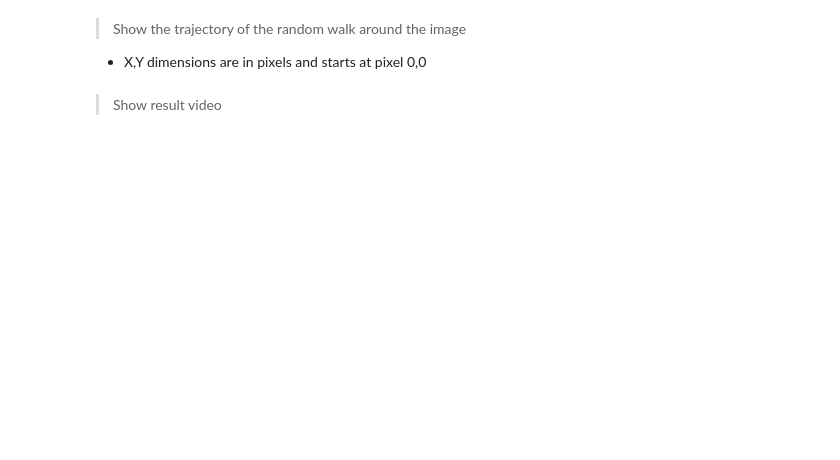
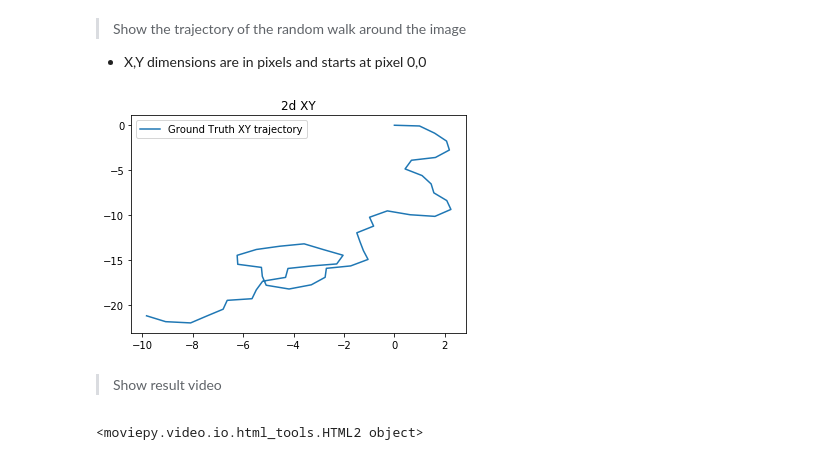
Before and after one commit to johnnewto/BoxRov, a Jupyter notebook: nbs/99_index.ipynb, the cells around one changed output. Cells and saved outputs as stored; diff of their text form; code cells hidden in the pictures; blank space fills up the shorter version.

```diff
--- a/nbs/99_index.ipynb
+++ b/nbs/99_index.ipynb
@@ -39,12 +43,16 @@
 > Show the trajectory of the random walk around the image
 - X,Y dimensions are in pixels and starts at pixel 0,0
 # %%
-# traj= Trajectory(np.asarray(PIL.Image.open("Yosemite_NP_M.jpg")), 50)
-# plt.plot(traj.xyza[:,0], traj.xyza[:,1])
-# plt.legend(['Ground Truth XY trajectory'])
-# plt.title('2d XY')
-# plt.show()
+traj= Trajectory(np.asarray(PIL.Image.open("Yosemite_NP_M.jpg")), 50)
+plt.plot(traj.xyza[:,0], traj.xyza[:,1])
+plt.legend(['Ground Truth XY trajectory'])
+plt.title('2d XY')
+plt.show()
+# %% [output]
+[figure, added]
 # %% [markdown]
 > Show result video
 # %%
-# mvp.ipython_display('out.mp4', loop=True)
+mvp.ipython_display('out.mp4', loop=True)
+# %% [output]
+<moviepy.video.io.html_tools.HTML2 object>
```
Also changed, not shown: parts of 4 cells of this notebook, 20 other files.
